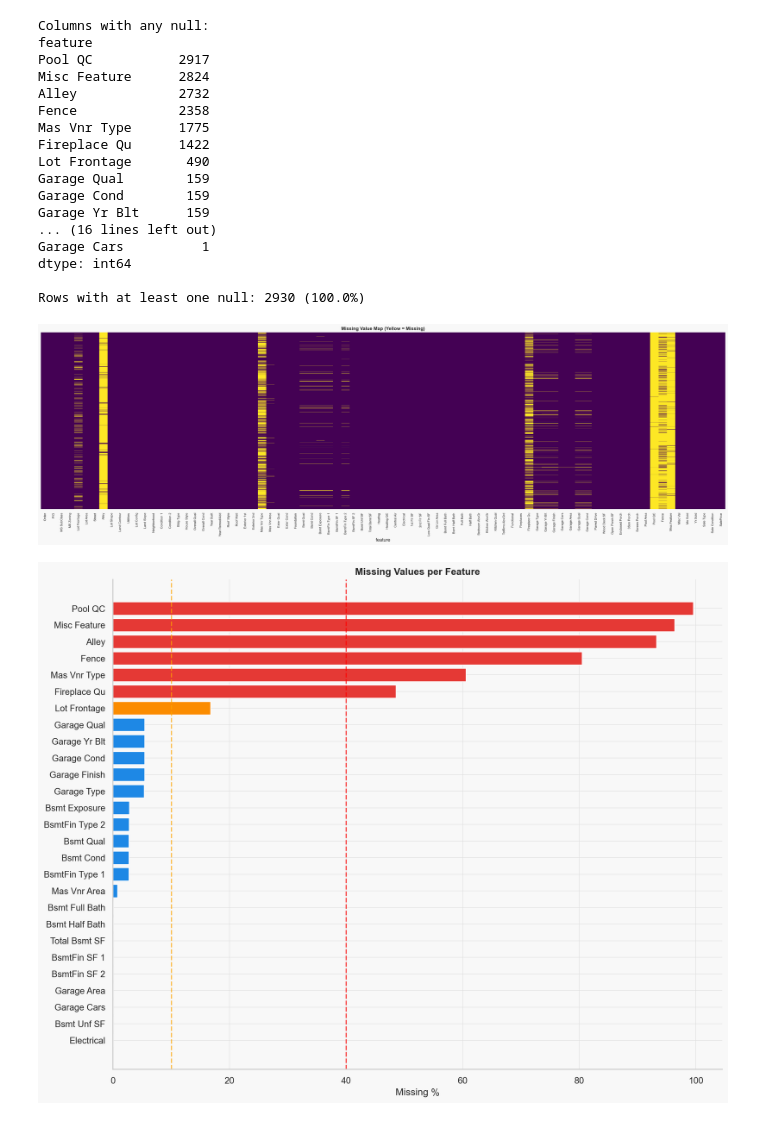
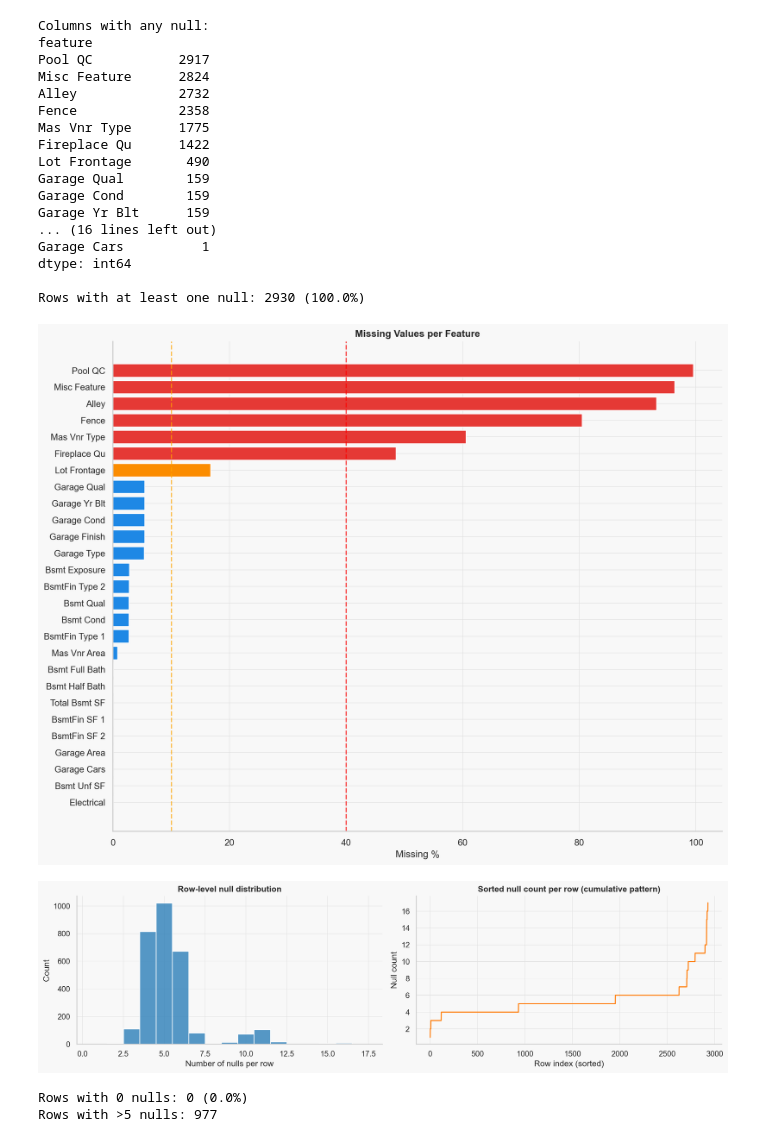
Before and after one commit to ViShEsHK2412/macro-pricer, a Jupyter notebook: notebooks/first.ipynb, the cells around one changed output. Drawn from its saved outputs; the diff is of its cells as text; code cells hidden in the pictures.

```diff
--- a/notebooks/first.ipynb
+++ b/notebooks/first.ipynb
@@ -517,8 +522,28 @@ dtype: int64
 
 Rows with at least one null: 2930 (100.0%)
 # %%
-null_heatmap(df)
 null_bar(df)
 # %% [output]
-[figure, old version]
+[figure, new version]
-[figure, removed]
+# %%
+fig, axes = plt.subplots(1, 2, figsize=(14, 4))
+
+null_per_row = df.isnull().sum(axis=1)
+sns.histplot(null_per_row, discrete=True, ax=axes[0], color=PALETTE[0])
+axes[0].set_xlabel("Number of nulls per row")
+axes[0].set_title("Row-level null distribution")
+
+# Cumulative: what % of rows have <= N nulls
+sorted_null = null_per_row.sort_values()
+axes[1].plot(range(len(sorted_null)), sorted_null.values, color=PALETTE[1])
+axes[1].set_xlabel("Row index (sorted)")
+axes[1].set_ylabel("Null count")
+axes[1].set_title("Sorted null count per row (cumulative pattern)")
+plt.tight_layout(); plt.show()
+
+print(f"Rows with 0 nulls: {(null_per_row == 0).sum()} ({(null_per_row == 0).mean():.1%})")
+print(f"Rows with >5 nulls: {(null_per_row > 5).sum()}")
+# %% [output]
+[figure, added]
+Rows with 0 nulls: 0 (0.0%)
+Rows with >5 nulls: 977
```
Also changed, not shown: parts of 3 cells of this notebook.
